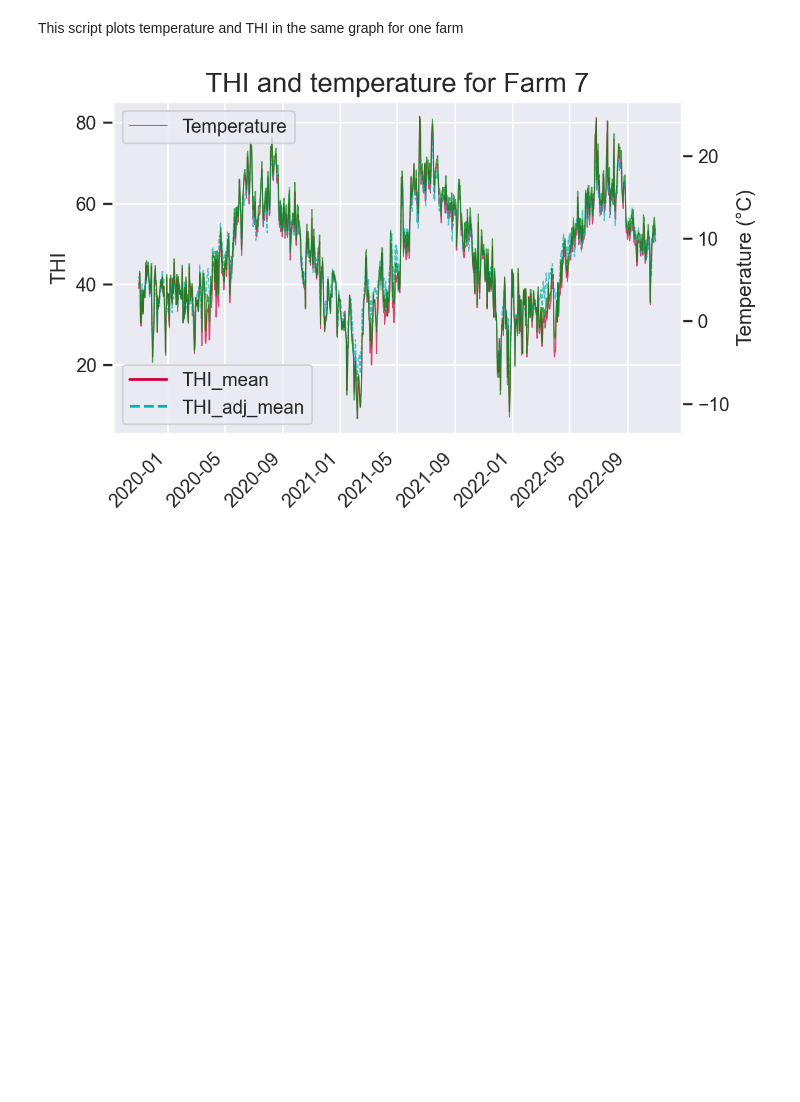
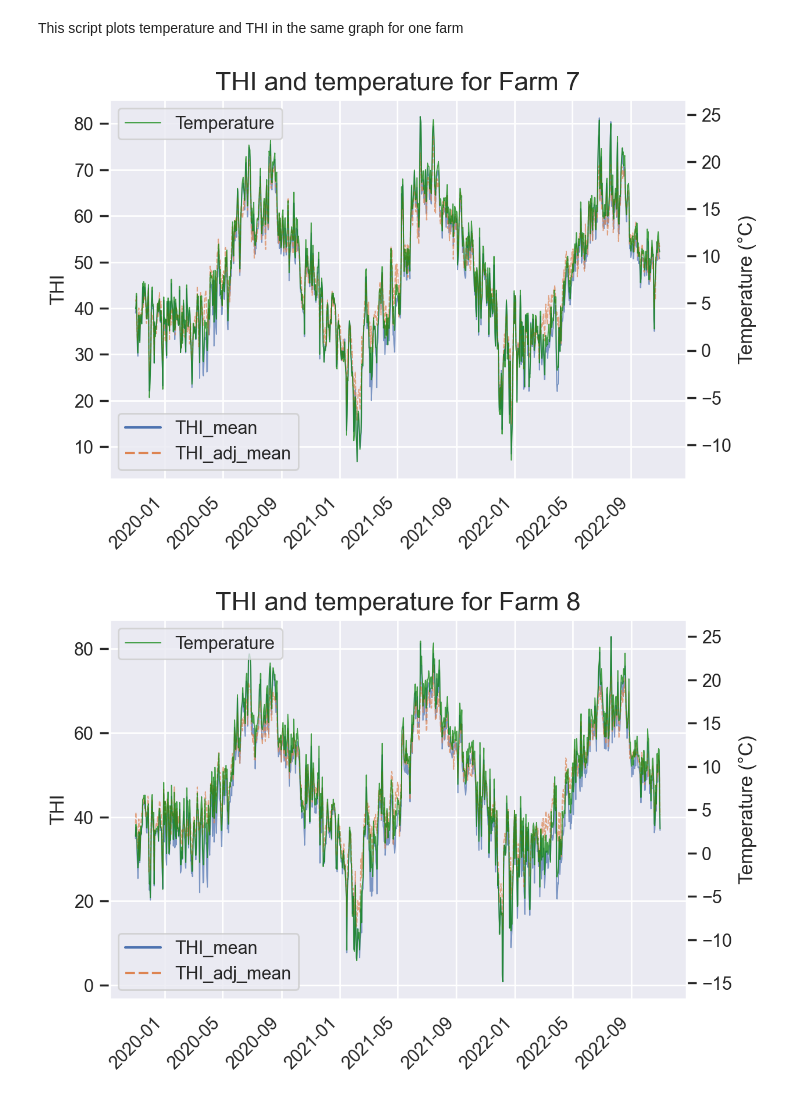
Before and after one commit to SGBC/weatherdata, a Jupyter notebook: The impact of weather factors on the productivity of dairy cows/THIplots.ipynb, the cells around one changed output. Cells and saved outputs as stored; diff of their text form; code cells hidden in the pictures; blank space fills up the shorter version.

Commit message:
Add files via upload
Now with separate plots for every farm

```diff
--- a/The impact of weather factors on the productivity of dairy cows/THIplots.ipynb
+++ b/The impact of weather factors on the productivity of dairy cows/THIplots.ipynb
@@ -9,27 +9,41 @@ import matplotlib.pyplot as plt
 mpl.rcParams['figure.dpi'] = 200 #Larger figures
 import matplotlib.ticker as ticker
 sns.set()
-# %%
-df = pd.read_csv("ad0a39f5_weather_daily.csv", usecols=["Timestamp", 'T_C_mean', 'THI_mean', 'THI_adj_mean'])
-df["Timestamp"] = pd.to_datetime(df["Timestamp"])
-df = df.set_index("Timestamp")
-# %%
-colors = ["#CE0037", "#00b0b9", "#FFB81C", "#509E2F", "#672146", "#007681", "#996017", "#79863C"]
-customPalette = sns.set_palette(sns.color_palette(colors))
+# %%
+farmNames = ["ad0a39f5", "752efd72", "5c06d92d", "540275a1", "a624fb9a", "f454e660", "ab18b151"]
+
+rDict = {"a624fb9a": "Farm 1",
+    "ab18b151": "Farm 2",
+    "540275a1": "Farm 3",
+    "5b581702": "Farm 4",
+    "5c06d92d": "Farm 5",
+    "a756bc39": "Farm 6",
+    "ad0a39f5": "Farm 7",
+    "752efd72": "Farm 8",
+    "f454e660": "Farm 9"}
 # %%
-fig = plt.figure()
-ax = sns.lineplot(df[["THI_mean", "THI_adj_mean"]], linewidth = 0.7, alpha = 0.7)
-ax.legend(['First line', 'Second line'])
-ax2 = ax.twinx()
-sns.lineplot(df["T_C_mean"], ax=ax2, color = "green", legend='brief', label="Temperature", linewidth = 0.7, alpha = 0.7)
-ax2.grid(None)
-ax.set_ylabel("THI")
-ax2.set_ylabel("Temperature (°C)")
-ax.set_xlabel("")
-ax.legend(loc=0)
-ax2.legend(loc=2)
-fig.autofmt_xdate(rotation=45)
-plt.title("THI and temperature for Farm 7", size = 16)
-plt.show()
+for name in farmNames:
+    sName = rDict[name]
+    fName = f"{name}_weather_daily.csv"
+    df = pd.read_csv(fName)
+    df["Timestamp"] = pd.to_datetime(df["Timestamp"])
+    df = df.set_index("Timestamp")
+
+
+    fig = plt.figure()
+    ax = sns.lineplot(df[["THI_mean", "THI_adj_mean"]], linewidth = 0.7, alpha = 0.7)
+    ax.legend(['First line', 'Second line'])
+    ax2 = ax.twinx()
+    sns.lineplot(df["T_C_mean"], ax=ax2, color = "green", legend='brief', label="Temperature", linewidth = 0.7, alpha = 0.7)
+    ax2.grid(None)
+    ax.set_ylabel("THI")
+    ax2.set_ylabel("Temperature (°C)")
+    ax.set_xlabel("")
+    ax.legend(loc=0)
+    ax2.legend(loc=2)
+    fig.autofmt_xdate(rotation=45)
+    plt.title(f"THI and temperature for {sName}", size = 16)
+    plt.show()
 # %% [output]
-[figure, old version]
+[figure, new version]
+[figure, added]
```
Also changed, not shown: parts of 1 cell of this notebook.
